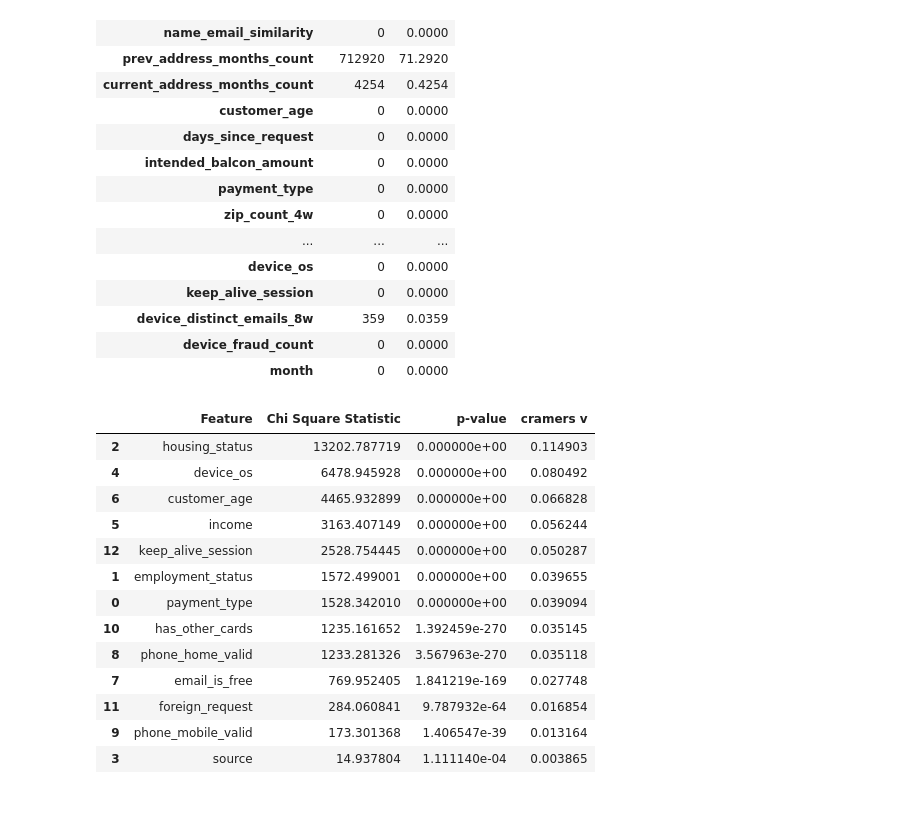
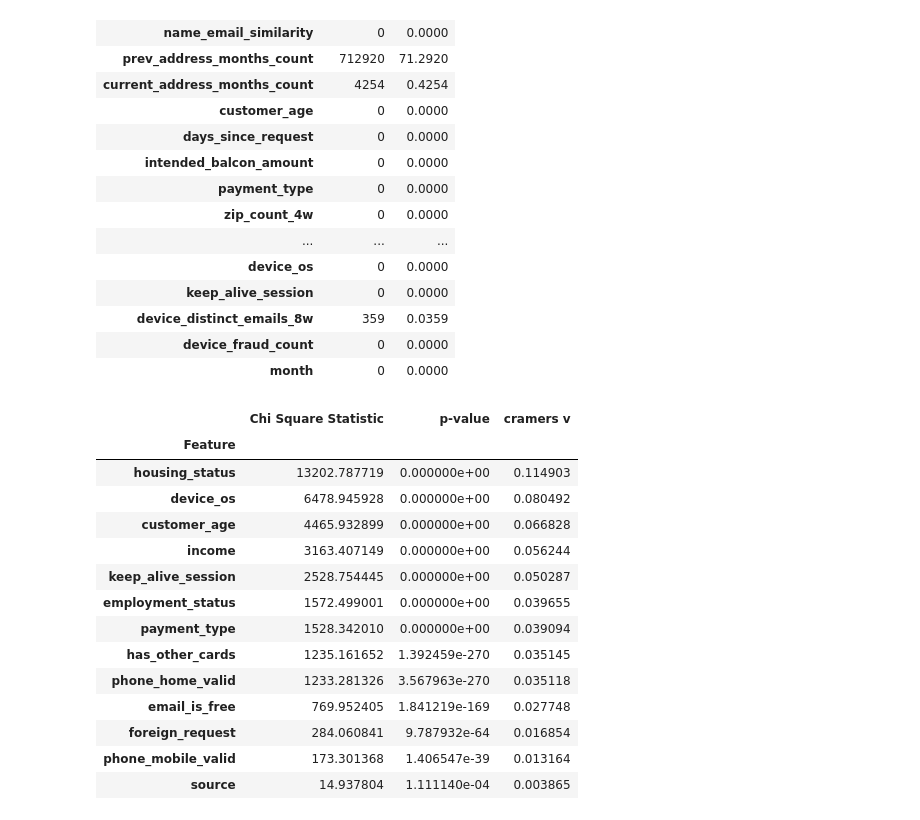
Before and after one commit to jonnywong288/bank-account-fraud, a Jupyter notebook: data_exploration.ipynb, the cells around one changed output. Saved outputs shown, nothing was run; the diff lists cells and outputs as text; code cells hidden in the pictures.

```diff
--- a/data_exploration.ipynb
+++ b/data_exploration.ipynb
@@ -131,6 +146,8 @@ missing_values(df_base)
 | device_fraud_count | 0 | 0.0000 |
 | month | 0 | 0.0000 |
 # %%
+# nominal variables
+
 from scipy.stats import chi2_contingency
 with open('data_types.json') as f:
    data = json.load(f)
@@ -155,24 +172,25 @@ for i in nominals:
    p_values.append(p_value)
    cramers_vs.append(cramers_v)
 
-df_chi2_contingencies = pd.DataFrame({'Feature':features,
+nominal_variables_significance = pd.DataFrame({'Feature':features,
                                       'Chi Square Statistic':chi_square_statistics,
                                       'p-value': p_values,
-                                      'cramers v': cramers_vs})
+                                      'cramers v': cramers_vs}).sort_values('cramers v', ascending=False).set_index('Feature')
-# %%
-df_chi2_contingencies.sort_values('cramers v', ascending=False)
-# %% [output]
-|  | Feature | Chi Square Statistic | p-value | cramers v |
-| 2 | housing_status | 13202.787719 | 0.000000e+00 | 0.114903 |
-| 4 | device_os | 6478.945928 | 0.000000e+00 | 0.080492 |
-| 6 | customer_age | 4465.932899 | 0.000000e+00 | 0.066828 |
-| 5 | income | 3163.407149 | 0.000000e+00 | 0.056244 |
-| 12 | keep_alive_session | 2528.754445 | 0.000000e+00 | 0.050287 |
-| 1 | employment_status | 1572.499001 | 0.000000e+00 | 0.039655 |
-| 0 | payment_type | 1528.342010 | 0.000000e+00 | 0.039094 |
-| 10 | has_other_cards | 1235.161652 | 1.392459e-270 | 0.035145 |
-| 8 | phone_home_valid | 1233.281326 | 3.567963e-270 | 0.035118 |
-| 7 | email_is_free | 769.952405 | 1.841219e-169 | 0.027748 |
-| 11 | foreign_request | 284.060841 | 9.787932e-64 | 0.016854 |
-| 9 | phone_mobile_valid | 173.301368 | 1.406547e-39 | 0.013164 |
-| 3 | source | 14.937804 | 1.111140e-04 | 0.003865 |
+# %%
+nominal_variables_significance
+# %% [output]
+|  | Chi Square Statistic | p-value | cramers v |
+| Feature |  |  |  |
+| housing_status | 13202.787719 | 0.000000e+00 | 0.114903 |
+| device_os | 6478.945928 | 0.000000e+00 | 0.080492 |
+| customer_age | 4465.932899 | 0.000000e+00 | 0.066828 |
+| income | 3163.407149 | 0.000000e+00 | 0.056244 |
+| keep_alive_session | 2528.754445 | 0.000000e+00 | 0.050287 |
+| employment_status | 1572.499001 | 0.000000e+00 | 0.039655 |
+| payment_type | 1528.342010 | 0.000000e+00 | 0.039094 |
+| has_other_cards | 1235.161652 | 1.392459e-270 | 0.035145 |
+| phone_home_valid | 1233.281326 | 3.567963e-270 | 0.035118 |
+| email_is_free | 769.952405 | 1.841219e-169 | 0.027748 |
+| foreign_request | 284.060841 | 9.787932e-64 | 0.016854 |
+| phone_mobile_valid | 173.301368 | 1.406547e-39 | 0.013164 |
+| source | 14.937804 | 1.111140e-04 | 0.003865 |
```
Also changed, not shown: parts of 6 cells of this notebook.
